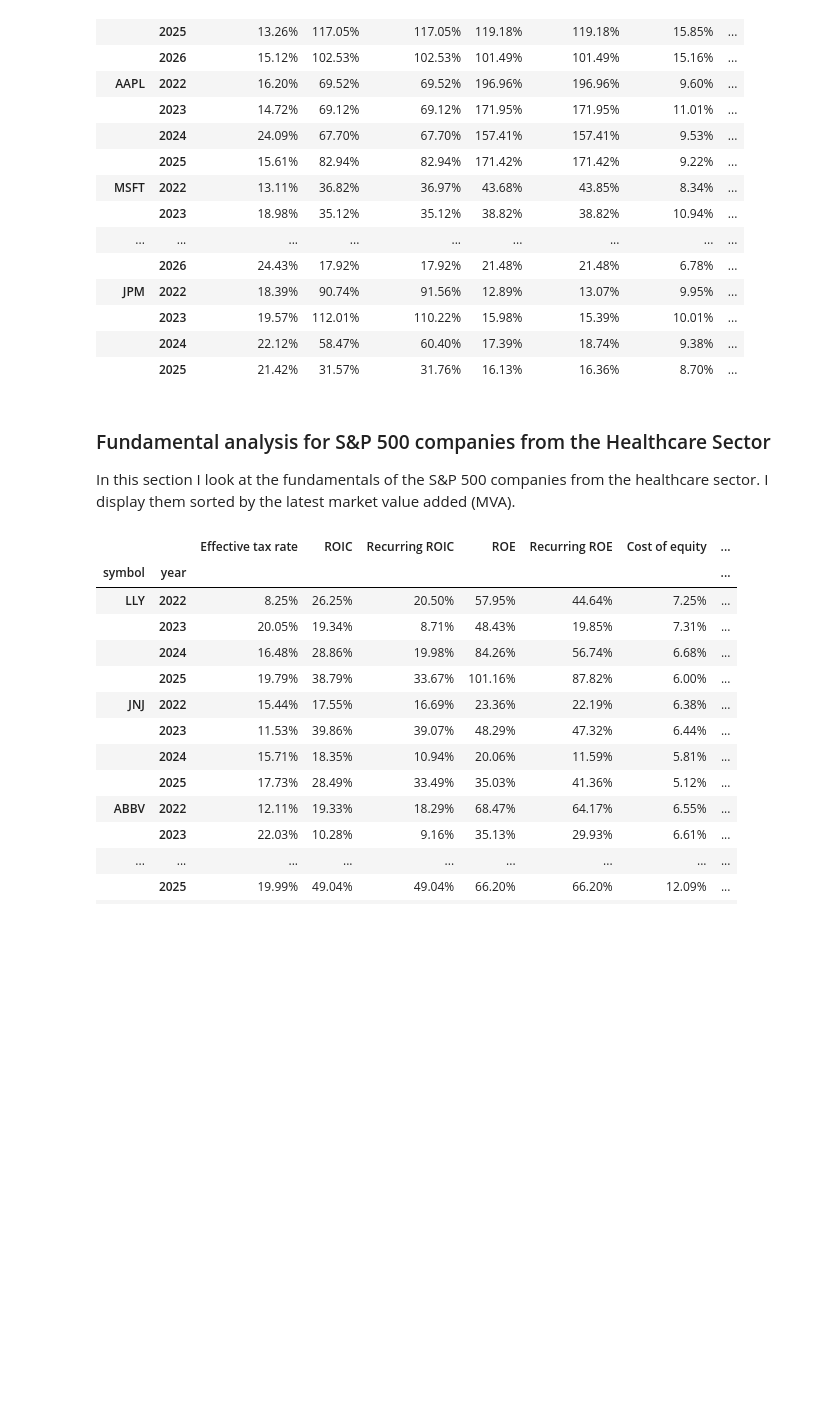
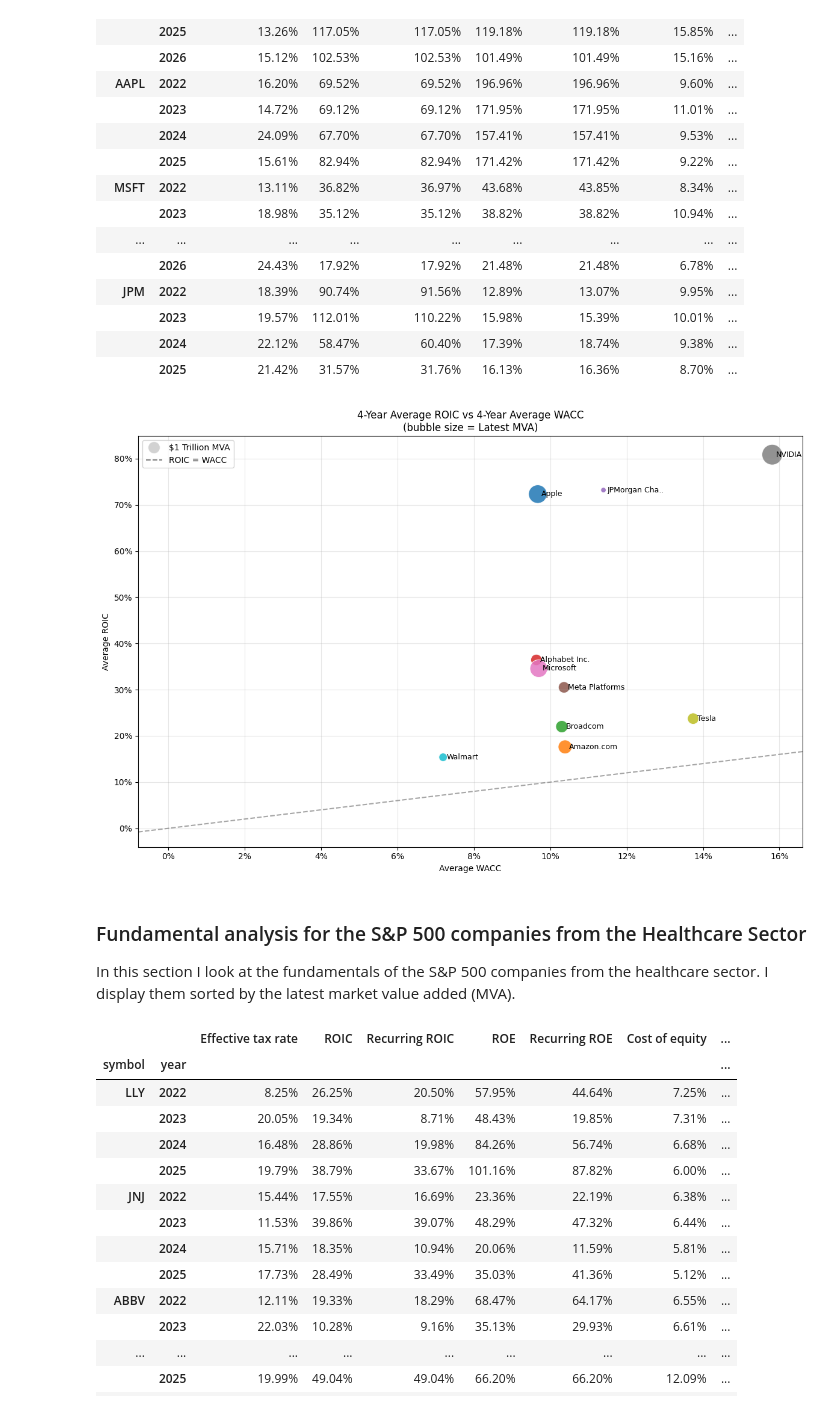
Before and after one commit to ilchen/US_Economic_Data_Analysis, a Jupyter notebook: Stock_Market_FA.ipynb, the cells around one changed output. Saved outputs shown, nothing was run; the diff lists cells and outputs as text; code cells hidden in the pictures; blank space fills up the shorter version.

```diff
--- a/Stock_Market_FA.ipynb
+++ b/Stock_Market_FA.ipynb
@@ -175,8 +169,51 @@ fa_metrics.loc[sorted_symbols].iloc[:,:10]
 |  | 2023 | 19.57% | 112.01% | 110.22% | 15.98% | 15.39% | 10.01% | ... |
 |  | 2024 | 22.12% | 58.47% | 60.40% | 17.39% | 18.74% | 9.38% | ... |
 |  | 2025 | 21.42% | 31.57% | 31.76% | 16.13% | 16.36% | 8.70% | ... |
+# %%
+def display_roic_wacc_scatter_gather(df: pd.DataFrame, ticker_to_name: dict[str, str], num_years=4) -> None:
+    # Calculate num_years-year averages per ticker (use all available years if < num_years)
+    averages = df.groupby(level='symbol').tail(num_years).groupby(level='symbol').mean()
+    # Latest MVA for bubble size
+    latest_mva = df.groupby(level='symbol').last()[['MVA']]
+
+    # Combine both
+    plot_data = averages.iloc[:,:9].join(latest_mva, how='inner')
+
+    plt.figure(figsize=(12, 8))
+    ax = sns.scatterplot(data=plot_data, x='WACC', y='ROIC', hue=plot_data.index, size='MVA', sizes=(40, 600), alpha=0.85, legend=False)
+    plt.axline((0, 0), slope=1, color='gray', linestyle='--', alpha=0.7, label='ROIC = WACC')
+
+    ax.xaxis.set_major_formatter(mtick.PercentFormatter(1, decimals=0))
+    ax.yaxis.set_major_formatter(mtick.PercentFormatter(1))
+
+    # === PROPERLY SCALED $1 TRILLION REFERENCE BUBBLE ===
+    mva_min = plot_data['MVA'].min()
+    mva_max = plot_data['MVA'].max()
+    ref_mva = 1e12
+    ref_size = 40 + (600 - 40) * (ref_mva - mva_min) / (mva_max - mva_min)
+
+    # Create custom legend handles
+    from matplotlib.lines import Line2D
+    legend_elements = [
+        Line2D([0], [0], marker='o', color='w', label='$1 Trillion MVA',
+               markerfacecolor='gray', markersize=14, alpha=0.35),
+        Line2D([0], [0], color='gray', linestyle='--', label='ROIC = WACC')]
+
+    plt.legend(handles=legend_elements, loc='upper left')
+
+    for ticker, row in averages.iterrows():
+        ax.text(row['WACC'] + 0.001, row['ROIC'], ticker_to_name[ticker], fontsize=9, ha='left', va='center')
+    plt.title(f'{num_years}-Year Average ROIC vs {num_years}-Year Average WACC\n(bubble size = Latest MVA)')
+    plt.xlabel("Average WACC")
+    plt.ylabel("Average ROIC")
+    plt.tight_layout()
+    plt.grid(True, alpha=0.3)
+# %%
+display_roic_wacc_scatter_gather(fa_metrics,ticker_to_name)
+# %% [output]
+[figure, added]
 # %% [markdown]
-### Fundamental analysis for S&P 500 companies from the Healthcare Sector
+### Fundamental analysis for the S&P 500 companies from the Healthcare Sector
 In this section I look at the fundamentals of the S&P 500 companies from the healthcare sector. I display them sorted by the latest market value added (MVA).
 # %%
 healthcare_sec = yfin.Sector('healthcare')
```
Also changed, not shown: parts of 17 cells of this notebook.
